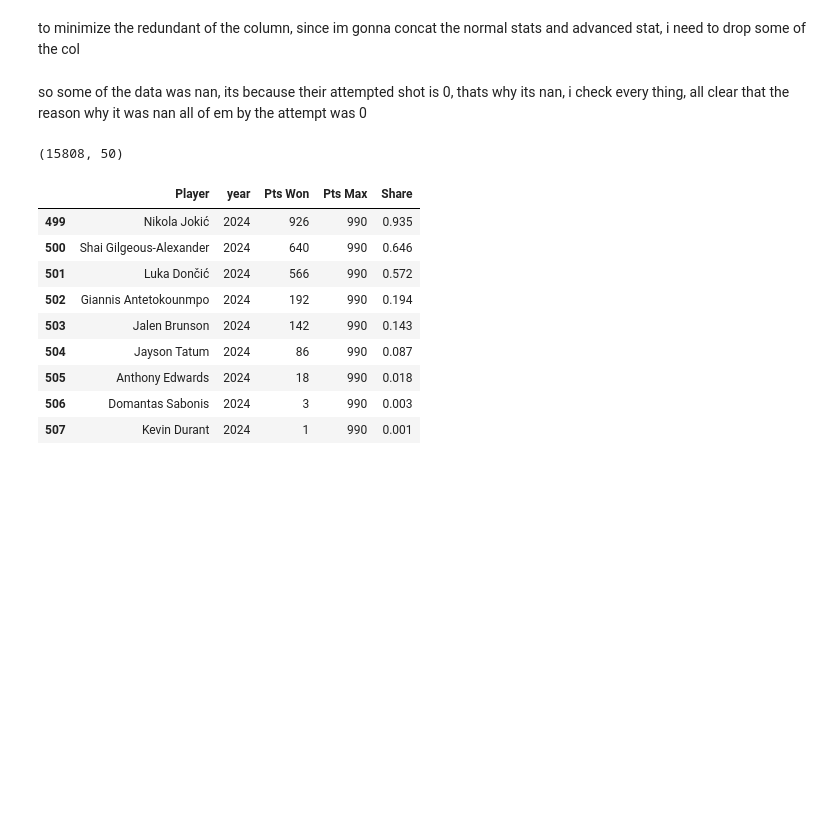
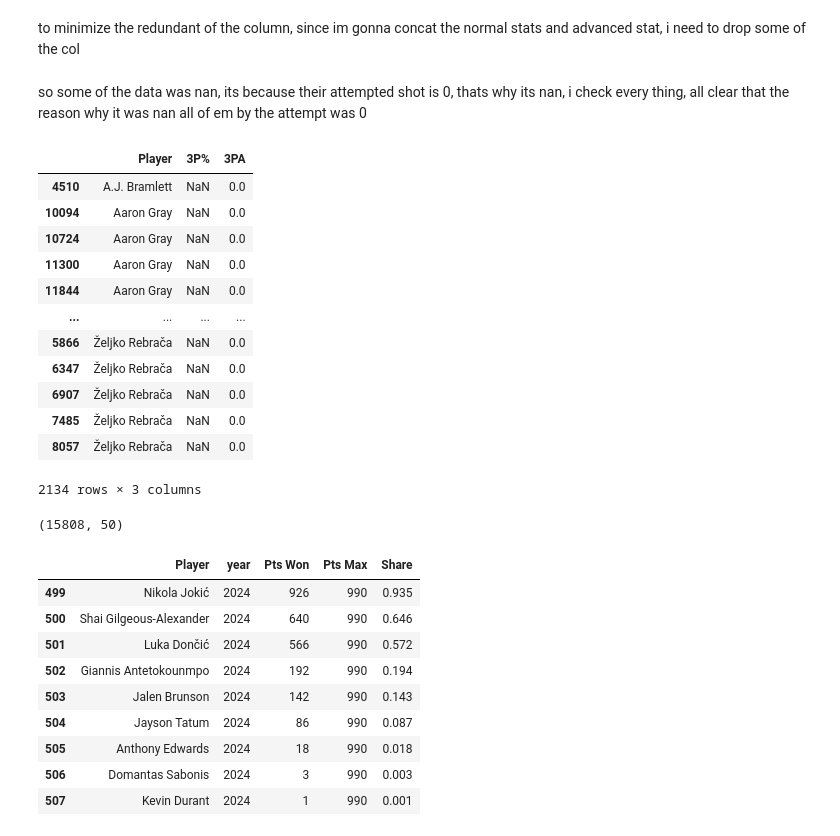
Before and after one commit to wahyunanandika/NBAMVP_predictiom, a Jupyter notebook: data_cleaning.ipynb, the cells around one changed output. Drawn from its saved outputs; the diff is of its cells as text; code cells hidden in the pictures; blank space fills up the shorter version.

```diff
--- a/data_cleaning.ipynb
+++ b/data_cleaning.ipynb
@@ -79,6 +79,22 @@ all of em by the attempt was 0
 advanced_players[advanced_players_to_fill]= advanced_players[advanced_players_to_fill].fillna(0)
 # %%
 players_to_fill = ['FG%','3P%','2P%','eFG%','FT%']
+# %%
+players[players['3P%'].isnull()][['Player','3P%','3PA']]
+# %% [output]
+|  | Player | 3P% | 3PA |
+| 4510 | A.J. Bramlett | NaN | 0.0 |
+| 10094 | Aaron Gray | NaN | 0.0 |
+| 10724 | Aaron Gray | NaN | 0.0 |
+| 11300 | Aaron Gray | NaN | 0.0 |
+| 11844 | Aaron Gray | NaN | 0.0 |
+| ... | ... | ... | ... |
+| 5866 | Željko Rebrača | NaN | 0.0 |
+| 6347 | Željko Rebrača | NaN | 0.0 |
+| 6907 | Željko Rebrača | NaN | 0.0 |
+| 7485 | Željko Rebrača | NaN | 0.0 |
+| 8057 | Željko Rebrača | NaN | 0.0 |
+2134 rows × 3 columns
 # %%
 players[players_to_fill] = players[players_to_fill].fillna(0)
 # %%
```
Also changed, not shown: 2 other files.
